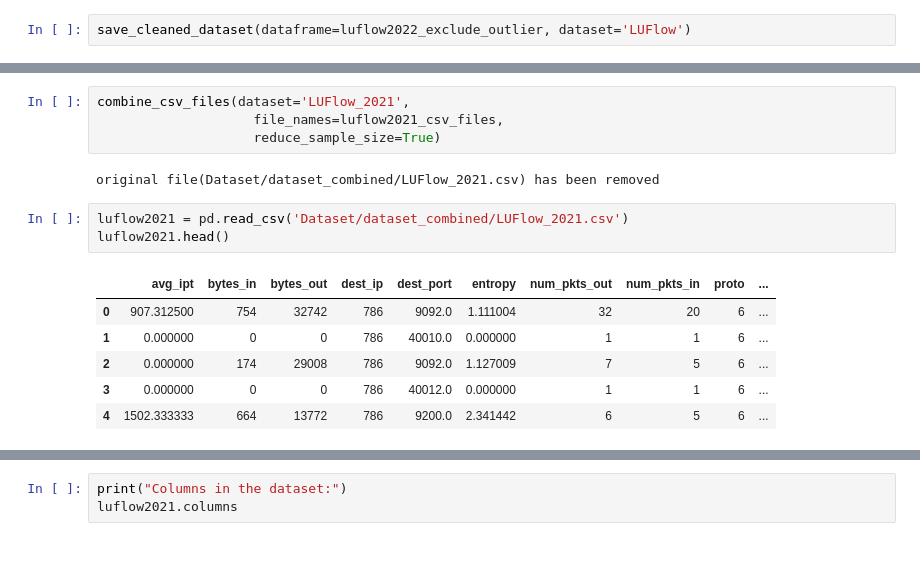
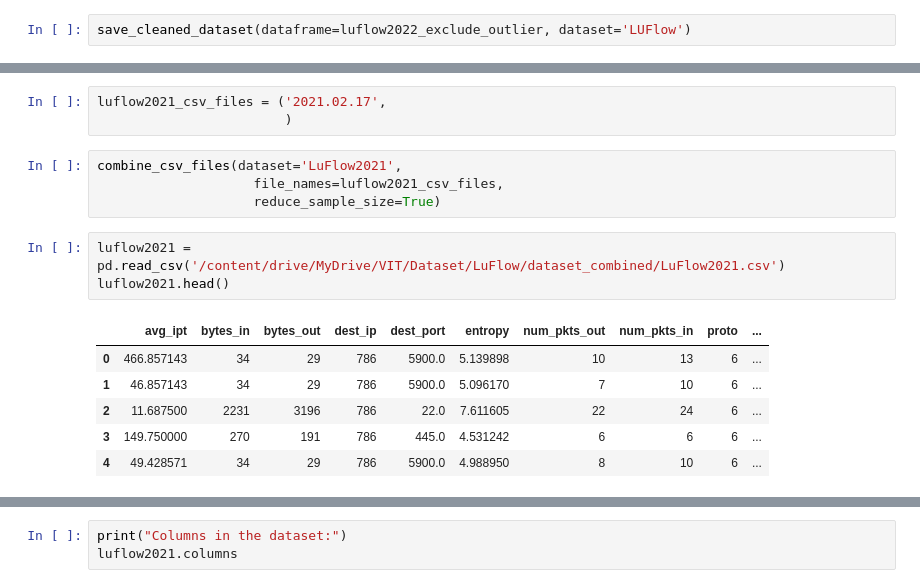
Before and after one commit to jyesudian/NIDS1, a Jupyter notebook: LUFlow/01_Dataset_Preprocessing.ipynb, the cells around one changed output, grey strips where cells are left out. Cells and saved outputs as stored; diff of their text form; blank space fills up the shorter version.

```diff
--- a/LUFlow/01_Dataset_Preprocessing.ipynb
+++ b/LUFlow/01_Dataset_Preprocessing.ipynb
@@ -273,19 +242,20 @@ luflow2021_csv_files = ('2021.01.01',
+# %%
+luflow2021_csv_files = ('2021.02.17',
+                        )
 # %%
-combine_csv_files(dataset='LUFlow_2021',
+combine_csv_files(dataset='LuFlow2021',
                     file_names=luflow2021_csv_files,
                     reduce_sample_size=True)
-# %% [output]
-original file(Dataset/dataset_combined/LUFlow_2021.csv) has been removed
 # %%
-luflow2021 = pd.read_csv('Dataset/dataset_combined/LUFlow_2021.csv')
+luflow2021 = pd.read_csv('/content/drive/MyDrive/VIT/Dataset/LuFlow/dataset_combined/LuFlow2021.csv')
 luflow2021.head()
 # %% [output]
 |  | avg_ipt | bytes_in | bytes_out | dest_ip | dest_port | entropy | num_pkts_out | num_pkts_in | proto | ... |
-| 0 | 907.312500 | 754 | 32742 | 786 | 9092.0 | 1.111004 | 32 | 20 | 6 | ... |
-| 1 | 0.000000 | 0 | 0 | 786 | 40010.0 | 0.000000 | 1 | 1 | 6 | ... |
-| 2 | 0.000000 | 174 | 29008 | 786 | 9092.0 | 1.127009 | 7 | 5 | 6 | ... |
-| 3 | 0.000000 | 0 | 0 | 786 | 40012.0 | 0.000000 | 1 | 1 | 6 | ... |
-| 4 | 1502.333333 | 664 | 13772 | 786 | 9200.0 | 2.341442 | 6 | 5 | 6 | ... |
+| 0 | 466.857143 | 34 | 29 | 786 | 5900.0 | 5.139898 | 10 | 13 | 6 | ... |
+| 1 | 46.857143 | 34 | 29 | 786 | 5900.0 | 5.096170 | 7 | 10 | 6 | ... |
+| 2 | 11.687500 | 2231 | 3196 | 786 | 22.0 | 7.611605 | 22 | 24 | 6 | ... |
+| 3 | 149.750000 | 270 | 191 | 786 | 445.0 | 4.531242 | 6 | 6 | 6 | ... |
+| 4 | 49.428571 | 34 | 29 | 786 | 5900.0 | 4.988950 | 8 | 10 | 6 | ... |
 # %%
 print(f"Number of rows: {luflow2021.shape[0]}")
 print(f"Number of columns: {luflow2021.shape[1]}")
```
Also changed, not shown: parts of 12 cells of this notebook.
